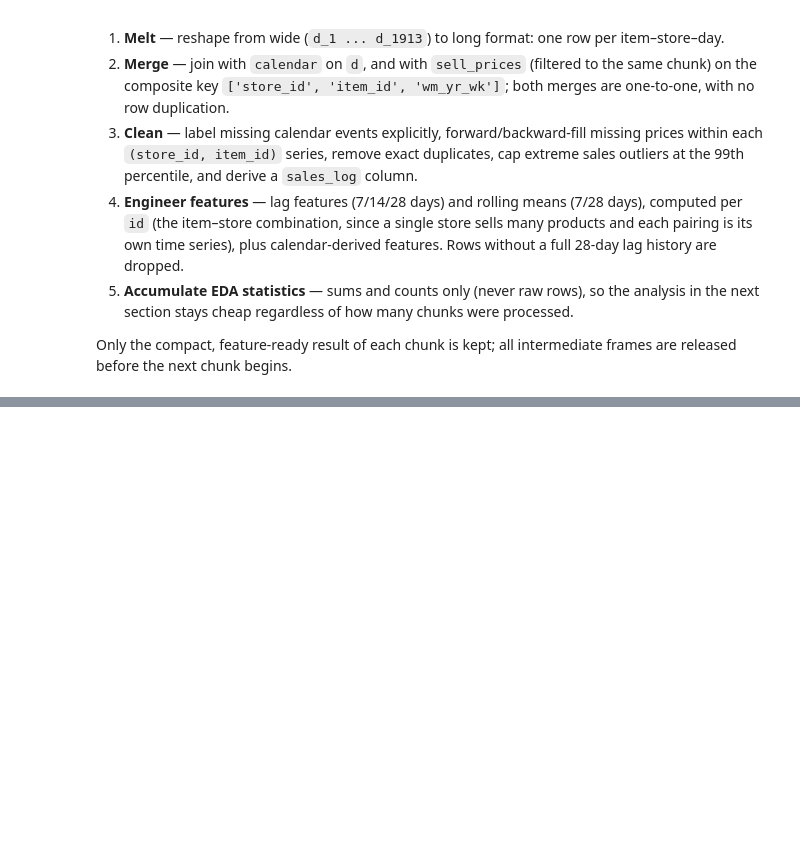
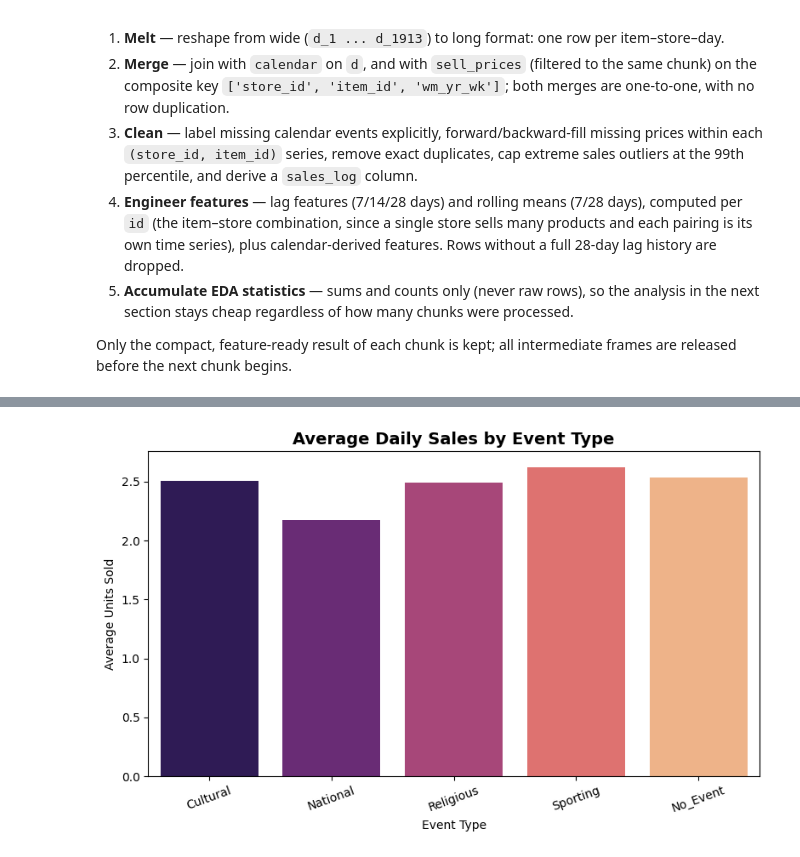
Before and after one commit to AmrKhaled545/Retail-Demand-Forecasting-Project, a Jupyter notebook: Retail_Demand_Forecasting.ipynb, the cells around one changed output, grey strips where cells are left out. Drawn from its saved outputs; the diff is of its cells as text; code cells hidden in the pictures; blank space fills up the shorter version.

```diff
--- a/Retail_Demand_Forecasting.ipynb
+++ b/Retail_Demand_Forecasting.ipynb
@@ -468,0 +558,13 @@ price_bucket_sales = (
+# %%
+event_sales_sorted = event_sales.sort_values(by='sales', ascending=False)
+
+plt.figure(figsize=(8, 5))
+sns.barplot(data=event_sales_sorted, x='event_type_1', y='sales', palette='magma')
+plt.title('Average Daily Sales by Event Type', fontsize=14, fontweight='bold')
+plt.xlabel('Event Type')
+plt.ylabel('Average Units Sold')
+plt.xticks(rotation=20)
+plt.tight_layout()
+plt.show()
+# %% [output]
+[figure, added]
```
Also changed, not shown: parts of 9 cells of this notebook.
